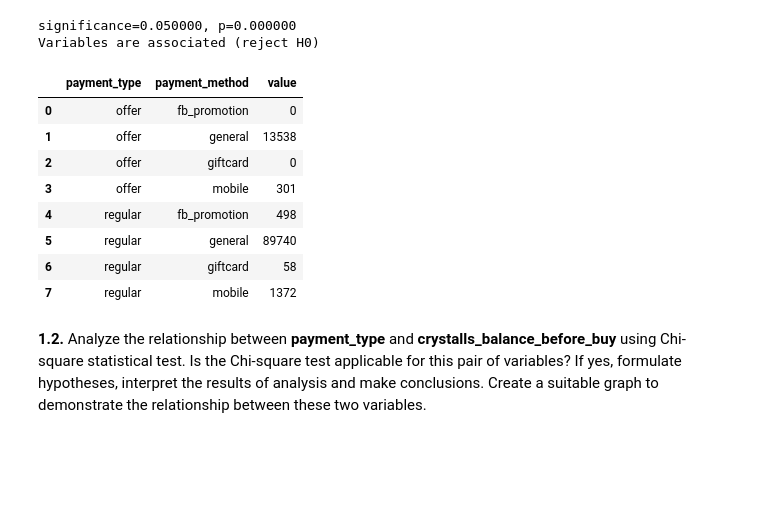
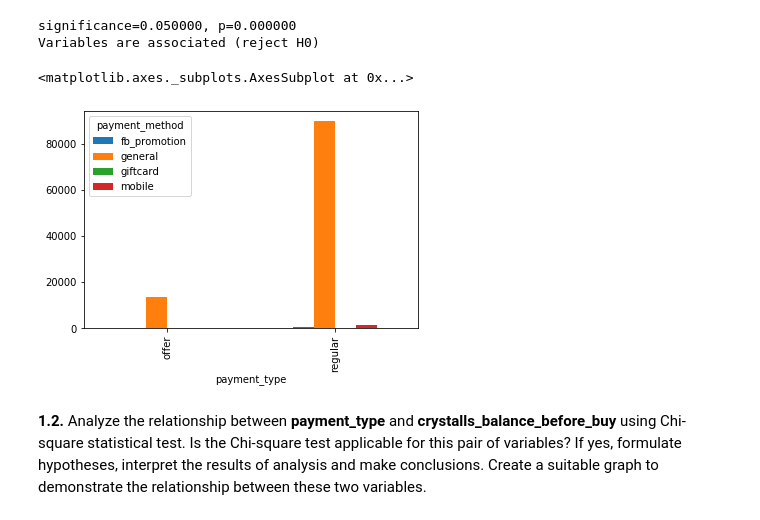
Before and after one commit to Mist3r-R/da-hse-sse-2020, a Jupyter notebook: 08.02_Rogovets.ipynb, the cells around one changed output. Cells and saved outputs as stored; diff of their text form; code cells hidden in the pictures; blank space fills up the shorter version.

```diff
--- a/08.02_Rogovets.ipynb
+++ b/08.02_Rogovets.ipynb
@@ -51,18 +51,10 @@ else:
 # %% [output]
 significance=0.050000, p=0.000000
 Variables are associated (reject H0)
-# %%
-stacked = tab.stack().reset_index().rename(columns={0:'value'})
-stacked
-# %% [output]
-|  | payment_type | payment_method | value |
-| 0 | offer | fb_promotion | 0 |
-| 1 | offer | general | 13538 |
-| 2 | offer | giftcard | 0 |
-| 3 | offer | mobile | 301 |
-| 4 | regular | fb_promotion | 498 |
-| 5 | regular | general | 89740 |
-| 6 | regular | giftcard | 58 |
-| 7 | regular | mobile | 1372 |
+# %%
+tab.plot.bar()
+# %% [output]
+<matplotlib.axes._subplots.AxesSubplot at 0x...>
+[figure, added]
 # %% [markdown]
 **1.2.** Analyze the relationship between **payment_type** and **crystalls_balance_before_buy** using Chi-square statistical test. Is the Chi-square test applicable for this pair of variables? If yes, formulate hypotheses, interpret the results of analysis and make conclusions. Create a suitable graph to demonstrate the relationship between these two variables.
```
Also changed, not shown: parts of 2 cells of this notebook.
